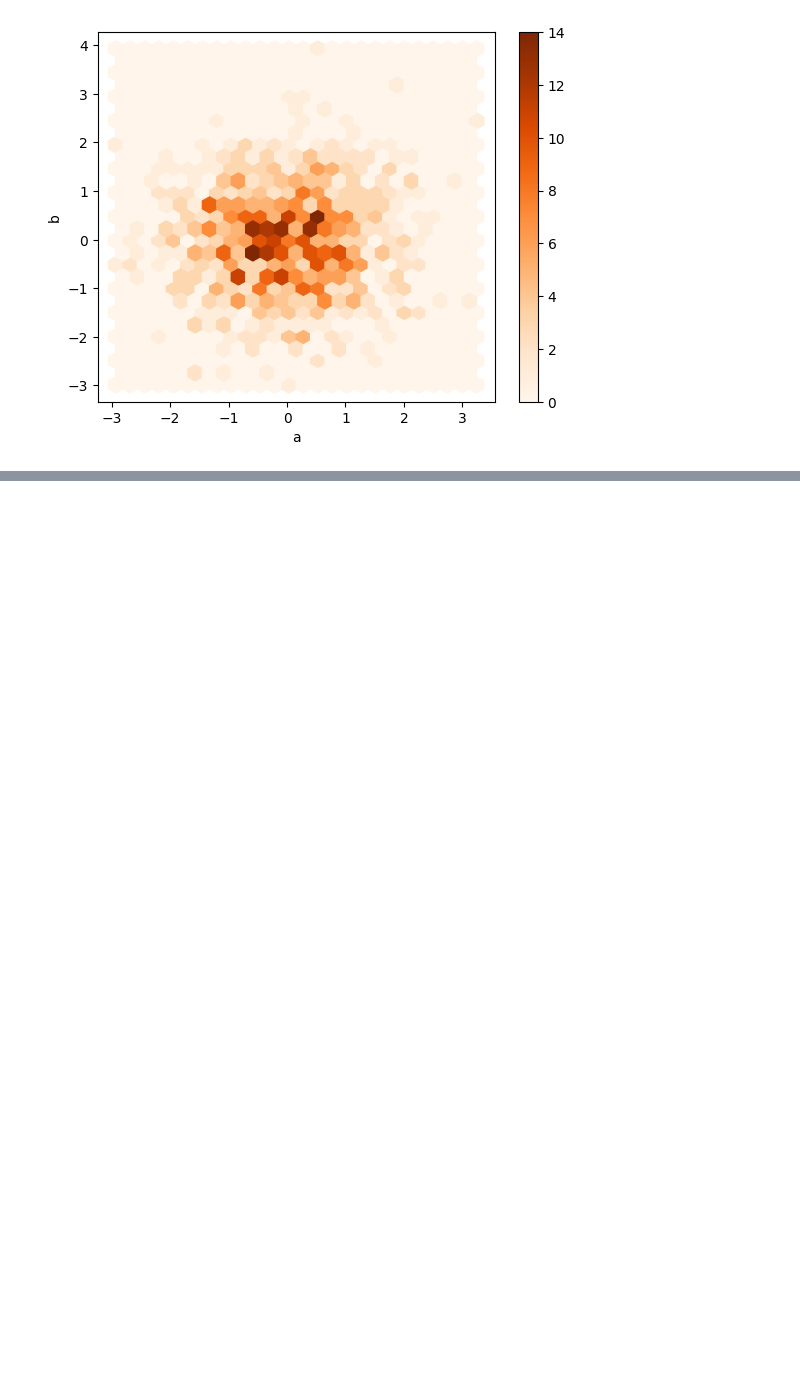
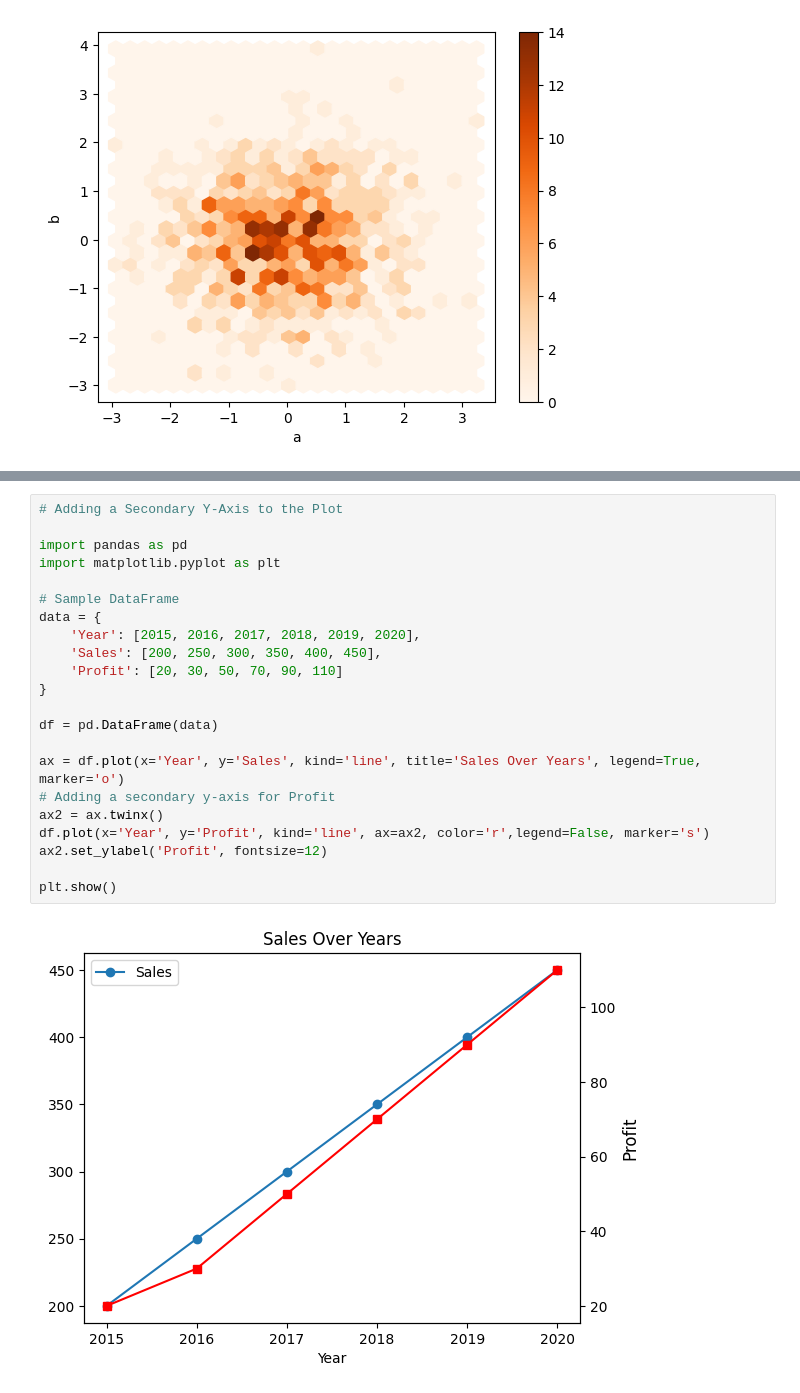
Before and after one commit to Hansaka2001/Data-Analysis-and-Visualization, a Jupyter notebook: pandas/code.ipynb, the cells around one changed output, grey strips where cells are left out. Saved outputs shown, nothing was run; the diff lists cells and outputs as text; blank space fills up the shorter version.

```diff
--- a/pandas/code.ipynb
+++ b/pandas/code.ipynb
@@ -311,0 +337,24 @@ df.plot.hexbin(x ='a', y ='b', gridsize = 25, cmap ='Oranges')
+# %%
+# Adding a Secondary Y-Axis to the Plot
+
+import pandas as pd
+import matplotlib.pyplot as plt
+
+# Sample DataFrame
+data = {
+    'Year': [2015, 2016, 2017, 2018, 2019, 2020],
+    'Sales': [200, 250, 300, 350, 400, 450],
+    'Profit': [20, 30, 50, 70, 90, 110]
+}
+
+df = pd.DataFrame(data)
+
+ax = df.plot(x='Year', y='Sales', kind='line', title='Sales Over Years', legend=True, marker='o')
+# Adding a secondary y-axis for Profit
+ax2 = ax.twinx()
+df.plot(x='Year', y='Profit', kind='line', ax=ax2, color='r',legend=False, marker='s')
+ax2.set_ylabel('Profit', fontsize=12)
+
+plt.show()
+# %% [output]
+[figure, added]
```
Also changed, not shown: parts of 3 cells of this notebook.
